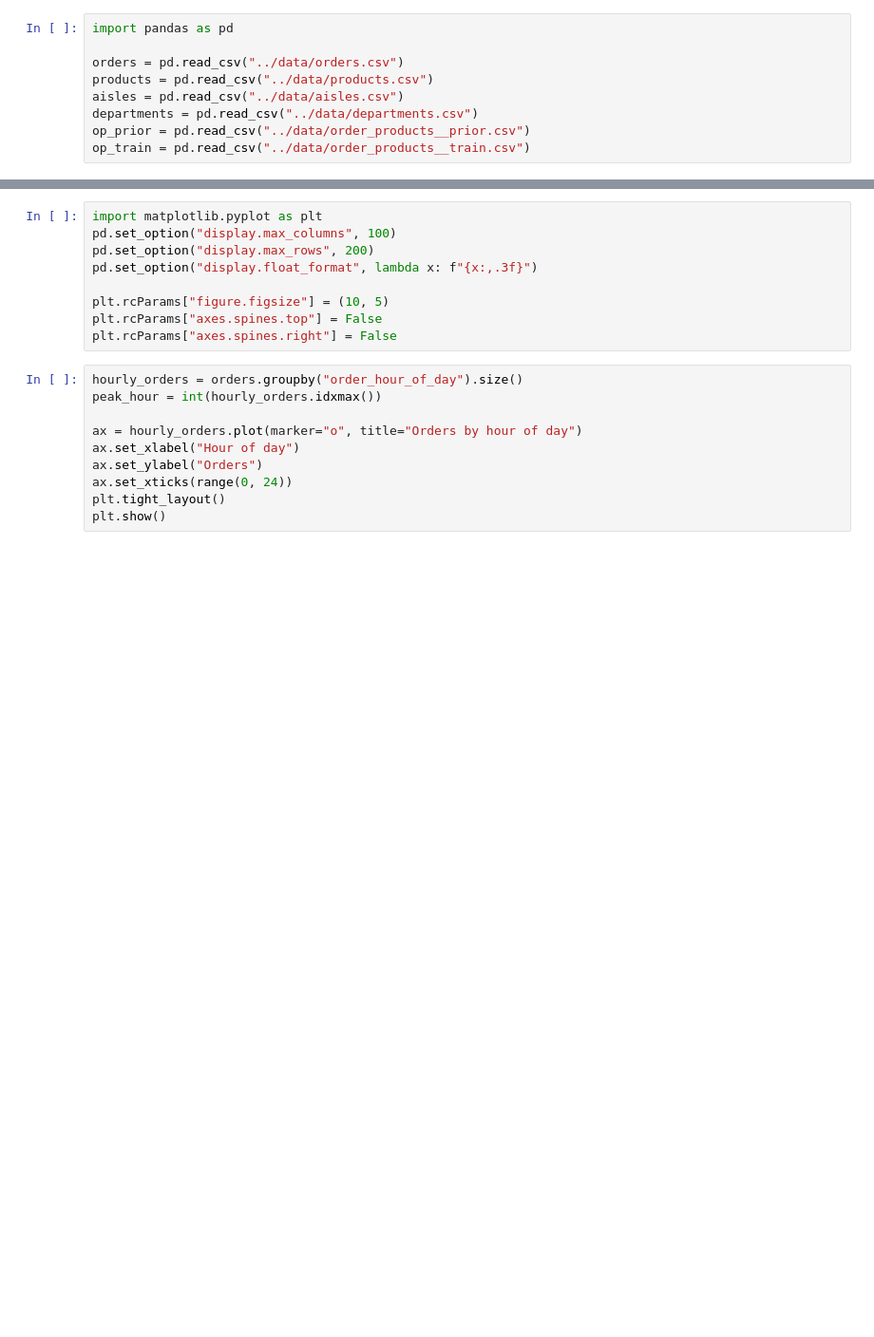
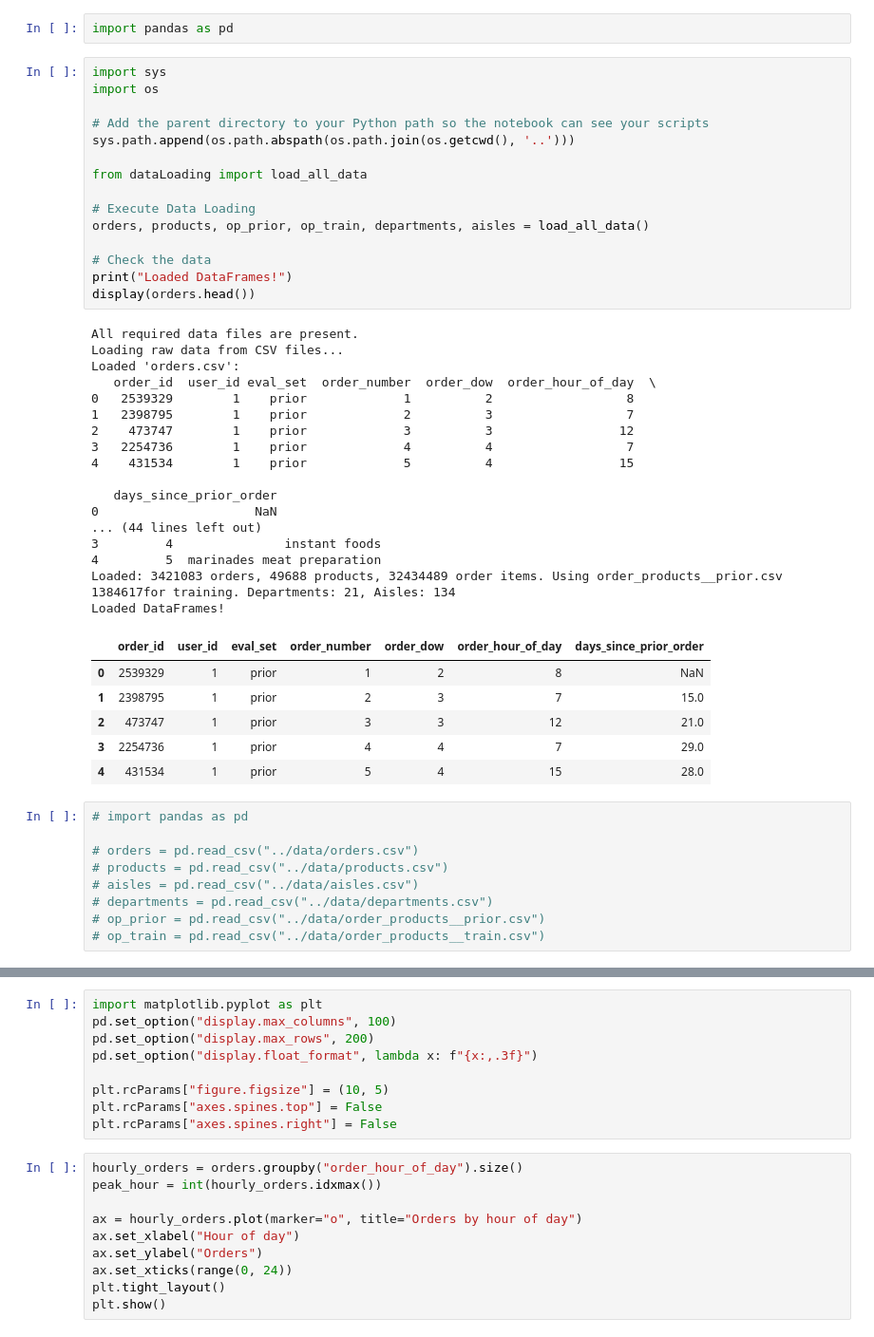
Before and after one commit to mansiguptacs/CMPE_255_DataMining_MarketAnalysis, a Jupyter notebook: notebooks/02_eda.ipynb, the cells around one changed output, grey strips where cells are left out. Shown at 95% size. Saved outputs shown, nothing was run; the diff lists cells and outputs as text; blank space fills up the shorter version.

Commit message:
Exploring dimensionality reduction and data preprocessing in existing project structure

```diff
--- a/notebooks/02_eda.ipynb
+++ b/notebooks/02_eda.ipynb
@@ -1,12 +1,53 @@
+# %%
+import pandas as pd
+# %%
+import sys
+import os
+
+# Add the parent directory to your Python path so the notebook can see your scripts
+sys.path.append(os.path.abspath(os.path.join(os.getcwd(), '..')))
+
+from dataLoading import load_all_data
+
+# Execute Data Loading
+orders, products, op_prior, op_train, departments, aisles = load_all_data()
+
+# Check the data
+print("Loaded DataFrames!")
+display(orders.head())
+# %% [output]
+All required data files are present.
+Loading raw data from CSV files...
+Loaded 'orders.csv':
+   order_id  user_id eval_set  order_number  order_dow  order_hour_of_day  \
+0   2539329        1    prior             1          2                  8
+1   2398795        1    prior             2          3                  7
+2    473747        1    prior             3          3                 12
+3   2254736        1    prior             4          4                  7
+4    431534        1    prior             5          4                 15
+
+   days_since_prior_order
+0                     NaN
+... (44 lines left out)
+3         4               instant foods
+4         5  marinades meat preparation
+Loaded: 3421083 orders, 49688 products, 32434489 order items. Using order_products__prior.csv 1384617for training. Departments: 21, Aisles: 134
+Loaded DataFrames!
+|  | order_id | user_id | eval_set | order_number | order_dow | order_hour_of_day | days_since_prior_order |
+| 0 | 2539329 | 1 | prior | 1 | 2 | 8 | NaN |
+| 1 | 2398795 | 1 | prior | 2 | 3 | 7 | 15.0 |
+| 2 | 473747 | 1 | prior | 3 | 3 | 12 | 21.0 |
+| 3 | 2254736 | 1 | prior | 4 | 4 | 7 | 29.0 |
+| 4 | 431534 | 1 | prior | 5 | 4 | 15 | 28.0 |
 # %%
-import pandas as pd
+# import pandas as pd
 
-orders = pd.read_csv("../data/orders.csv")
-products = pd.read_csv("../data/products.csv")
-aisles = pd.read_csv("../data/aisles.csv")
-departments = pd.read_csv("../data/departments.csv")
-op_prior = pd.read_csv("../data/order_products__prior.csv")
-op_train = pd.read_csv("../data/order_products__train.csv")
+# orders = pd.read_csv("../data/orders.csv")
+# products = pd.read_csv("../data/products.csv")
+# aisles = pd.read_csv("../data/aisles.csv")
+# departments = pd.read_csv("../data/departments.csv")
+# op_prior = pd.read_csv("../data/order_products__prior.csv")
+# op_train = pd.read_csv("../data/order_products__train.csv")
 # %%
 def summarize_table(name, df):
     return pd.Series(
```
Also changed, not shown: parts of 1 cell of this notebook, 6 other files.
